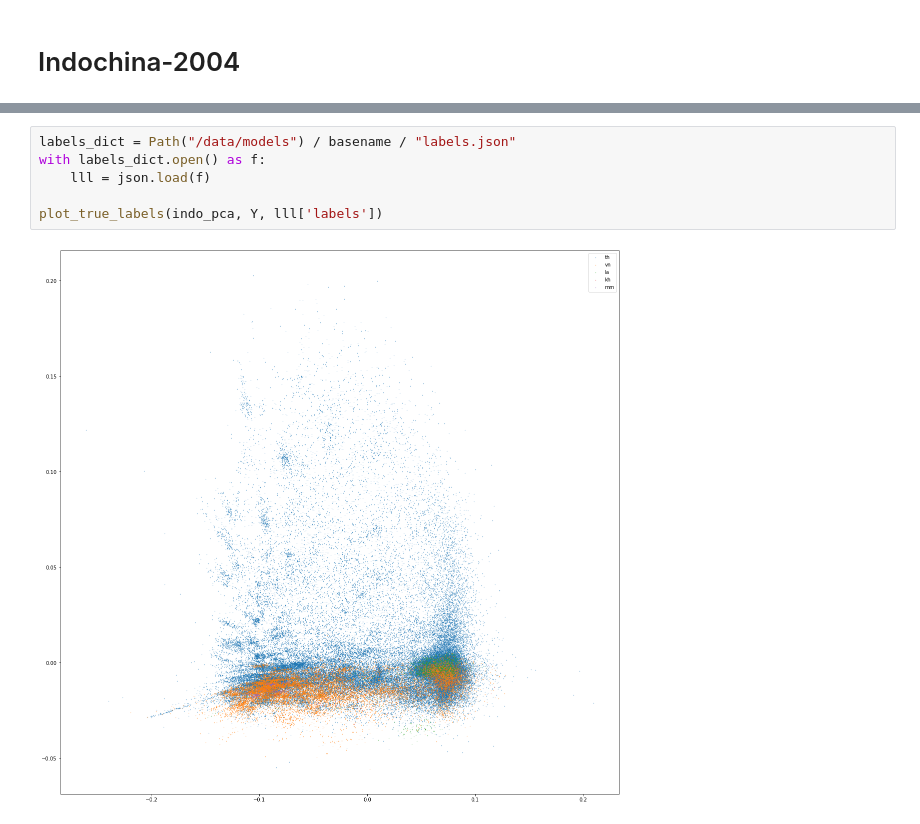
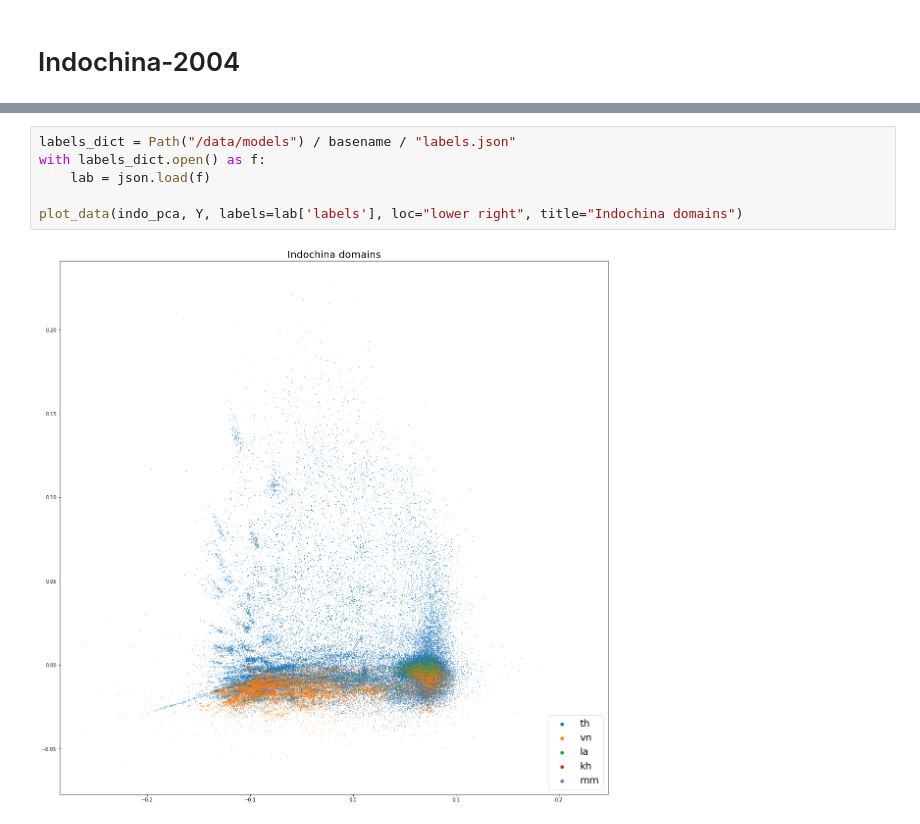
Before and after one commit to Nicolaus93/biggraph, a Jupyter notebook: jupyter/faiss_explore.ipynb, the cells around one changed output, grey strips where cells are left out. Drawn from its saved outputs; the diff is of its cells as text.

```diff
--- a/jupyter/faiss_explore.ipynb
+++ b/jupyter/faiss_explore.ipynb
@@ -131,8 +168,8 @@ X shape: (7414768, 64)
 # %%
 labels_dict = Path("/data/models") / basename / "labels.json"
 with labels_dict.open() as f:
-    lll = json.load(f)
+    lab = json.load(f)
 
-plot_true_labels(indo_pca, Y, lll['labels'])
+plot_data(indo_pca, Y, labels=lab['labels'], loc="lower right", title="Indochina domains")
 # %% [output]
-[figure, old version]
+[figure, new version]
```
Also changed, not shown: parts of 23 cells of this notebook.
